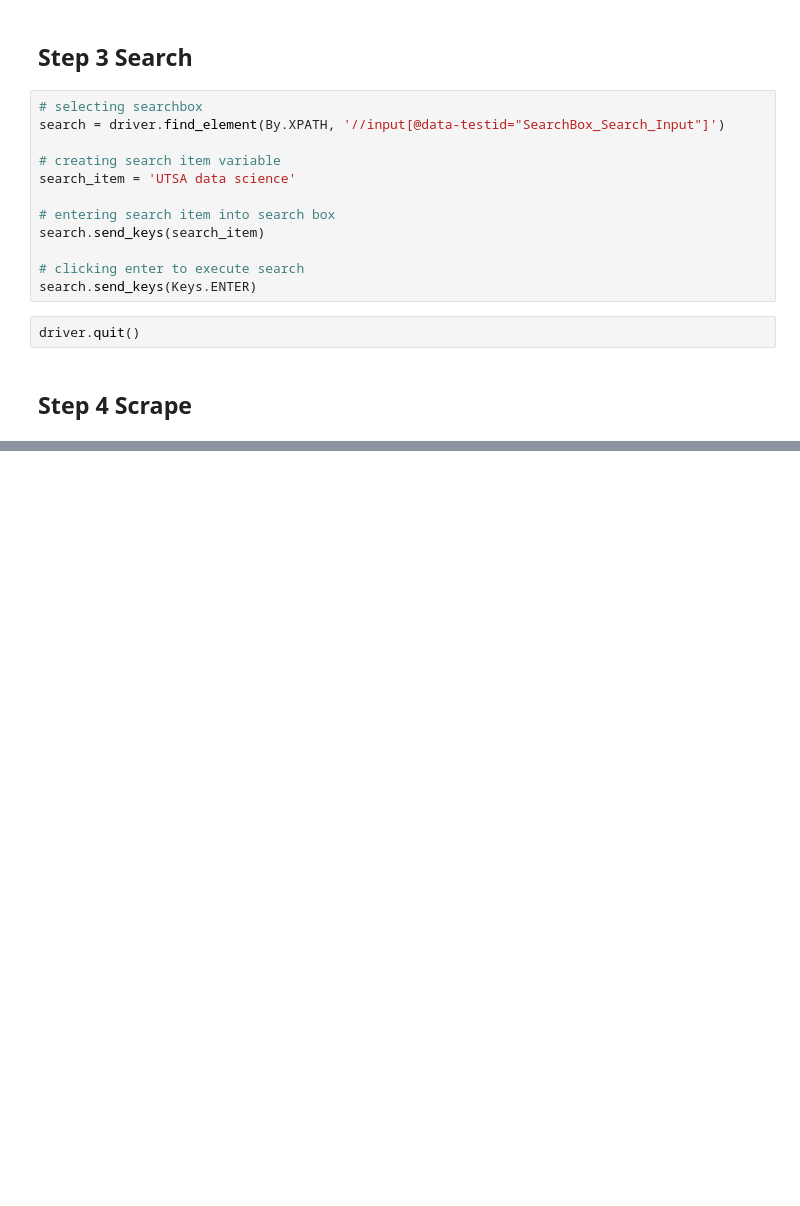
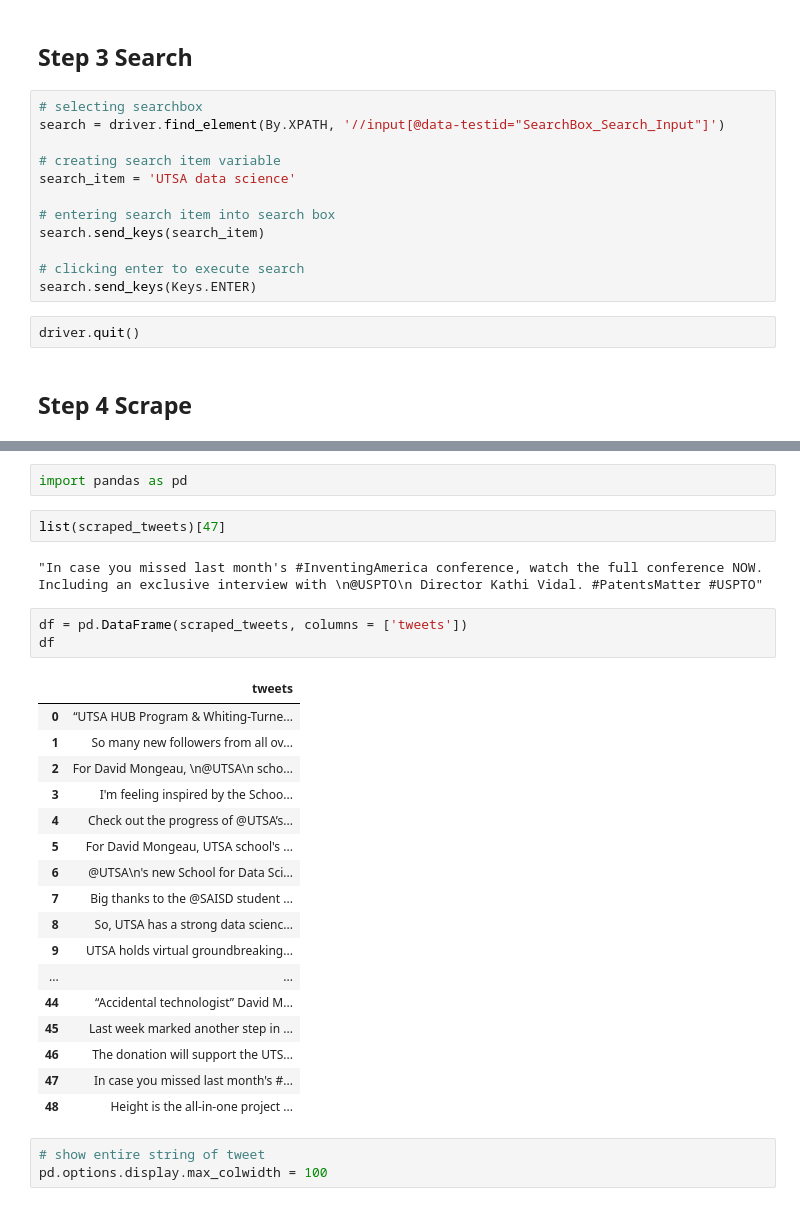
Before and after one commit to stephanie-jones78/tweetScrape, a Jupyter notebook: 02_twitter-setup.ipynb, the cells around one changed output, grey strips where cells are left out. Drawn from its saved outputs; the diff is of its cells as text; blank space fills up the shorter version.

Commit message:
tweet text pre-processing and cleaning

```diff
--- a/02_twitter-setup.ipynb
+++ b/02_twitter-setup.ipynb
@@ -130,0 +138,30 @@ Exciting week of San Pedro I tours with  the core faculty of the #UTSA School of
+# %%
+import pandas as pd
+# %%
+list(scraped_tweets)[47]
+# %% [output]
+"In case you missed last month's #InventingAmerica conference, watch the full conference NOW. Including an exclusive interview with \n@USPTO\n Director Kathi Vidal. #PatentsMatter #USPTO"
+# %%
+df = pd.DataFrame(scraped_tweets, columns = ['tweets'])
+df
+# %% [output]
+|  | tweets |
+| 0 | “UTSA HUB Program & Whiting-Turne... |
+| 1 | So many new followers from all ov... |
+| 2 | For David Mongeau, \n@UTSA\n scho... |
+| 3 | I'm feeling inspired by the Schoo... |
+| 4 | Check out the progress of @UTSA’s... |
+| 5 | For David Mongeau, UTSA school's ... |
+| 6 | @UTSA\n's new School for Data Sci... |
+| 7 | Big thanks to the @SAISD student ... |
+| 8 | So, UTSA has a strong data scienc... |
+| 9 | UTSA holds virtual groundbreaking... |
+| ... | ... |
+| 44 | “Accidental technologist” David M... |
+| 45 | Last week marked another step in ... |
+| 46 | The donation will support the UTS... |
+| 47 | In case you missed last month's #... |
+| 48 | Height is the all-in-one project ... |
+# %%
+# show entire string of tweet
+pd.options.display.max_colwidth = 100
```
Also changed, not shown: parts of 7 cells of this notebook, 2 other files.
